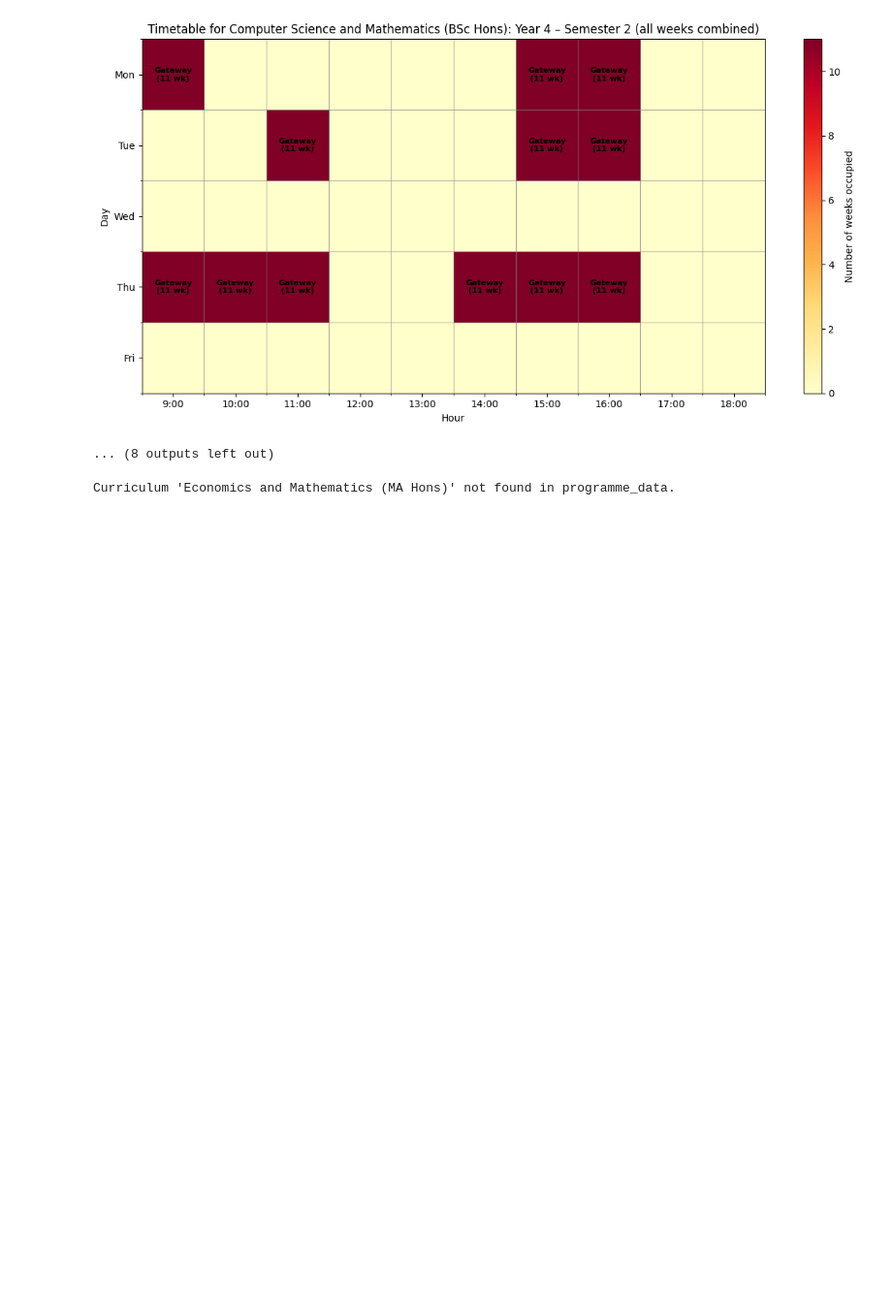
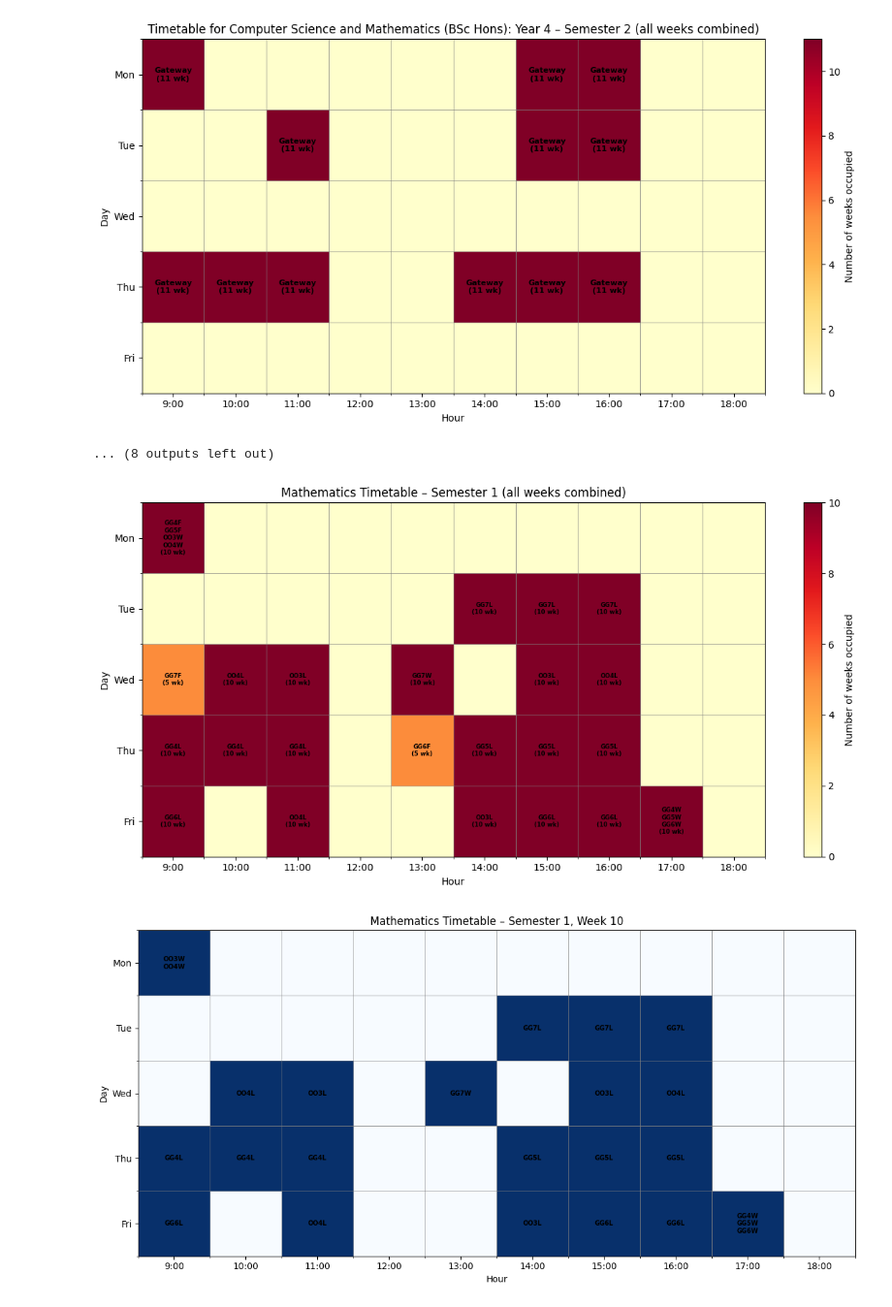
Before and after one commit to sagharrezanavaz/TAOR, a Jupyter notebook: New pathway model.ipynb, the cells around one changed output. Shown at 97% size. Drawn from its saved outputs; the diff is of its cells as text; code cells hidden in the pictures; blank space fills up the shorter version.

```diff
--- a/New pathway model.ipynb
+++ b/New pathway model.ipynb
@@ -2700,11 +2758,11 @@ def plot_curriculum_timetable(q, semester, var_sol, parameters,
     plt.tight_layout()
     plt.show()
 # %%
-# After solving and retrieving the solution dictionaries
-# For example, for the 'Economics and Mathematics (MA Hons)' curriculum in Semester 1, week 10:
-#
-plot_curriculum_timetable('Economics and Mathematics (MA Hons)', semester=1,
-                          var_sol=var_sol, parameters=parameters)# # For all weeks combined:
-# plot_curriculum_timetable('Economics and Mathematics (MA Hons)', semester=1, week=None)
+# Heatmap for all weeks in Semester 1 (shows event names + week count)
+plot_maths_timetable(semester=1, var_sol=var_sol, parameters=parameters)
+
+# Specific week 10 in Semester 1 (shows all events in that week)
+plot_maths_timetable(semester=1, week=10, var_sol=var_sol, parameters=parameters)
 # %% [output]
-Curriculum 'Economics and Mathematics (MA Hons)' not found in programme_data.
+[figure, added]
+[figure, added]
```
Also changed, not shown: parts of 3 cells of this notebook, 36 other files.
